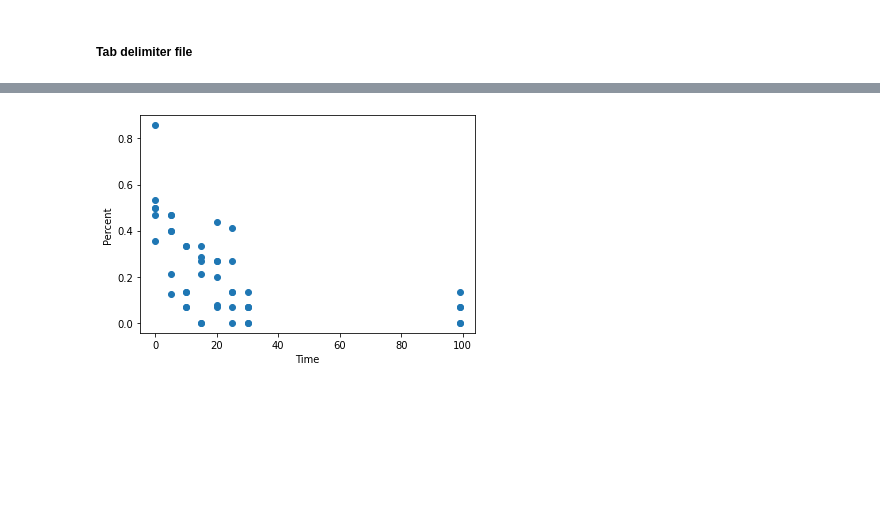
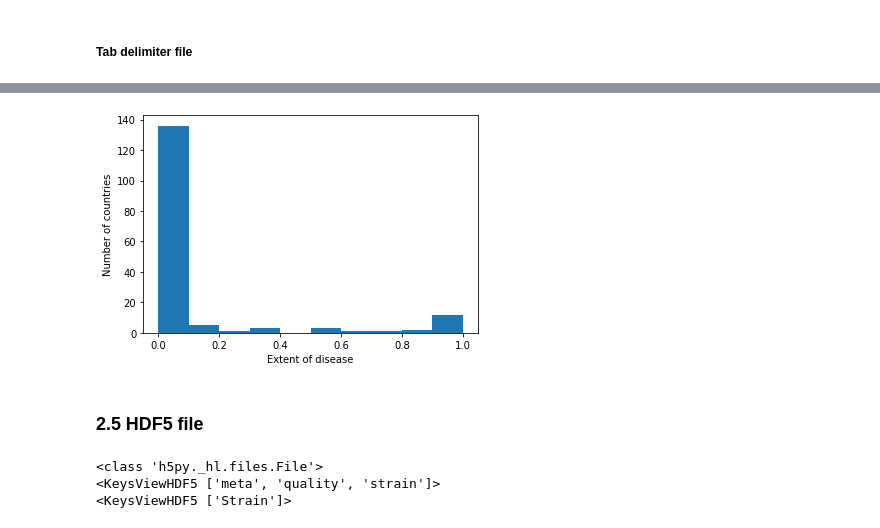
Before and after one commit to vuanhtuan1012/data-scientist-with-python, a Jupyter notebook: 14_Introduction to Importing Data in Python.ipynb, the cells around one changed output, grey strips where cells are left out. Saved outputs shown, nothing was run; the diff lists cells and outputs as text; code cells hidden in the pictures; blank space fills up the shorter version.

Commit message:
read pickle, Excel, SAS, Stata, HDF5, MATLAB files

```diff
--- a/14_Introduction to Importing Data in Python.ipynb
+++ b/14_Introduction to Importing Data in Python.ipynb
@@ -349,0 +422,2 @@ df = pd.read_csv(sea_slug_file, sep="\t")
+# %%
+disarea_file = "data/disarea.dta"
@@ -360,0 +574,2 @@ print(df.shape)
+# %%
+df = pd.read_stata(disarea_file)
@@ -361,7 +588,9 @@ print(df.shape)
 # %%
-plt.scatter(df.Time, df.Percent)
-plt.xlabel(df.columns[0])
-plt.ylabel(df.columns[1])
+plt.hist(df["disa10"])
+plt.xlabel("Extent of disease")
+plt.ylabel("Number of countries")
 plt.show()
 # %% [output]
-[figure, old version]
+[figure, new version]
+# %% [markdown]
+### 2.5 HDF5 file
@@ -367,0 +601,8 @@ plt.show()
+# %%
+print(type(data))
+print(data.keys())
+print(data["strain"].keys())
+# %% [output]
+<class 'h5py._hl.files.File'>
+<KeysViewHDF5 ['meta', 'quality', 'strain']>
+<KeysViewHDF5 ['Strain']>
```
Also changed, not shown: parts of 56 cells of this notebook, 7 other files.
